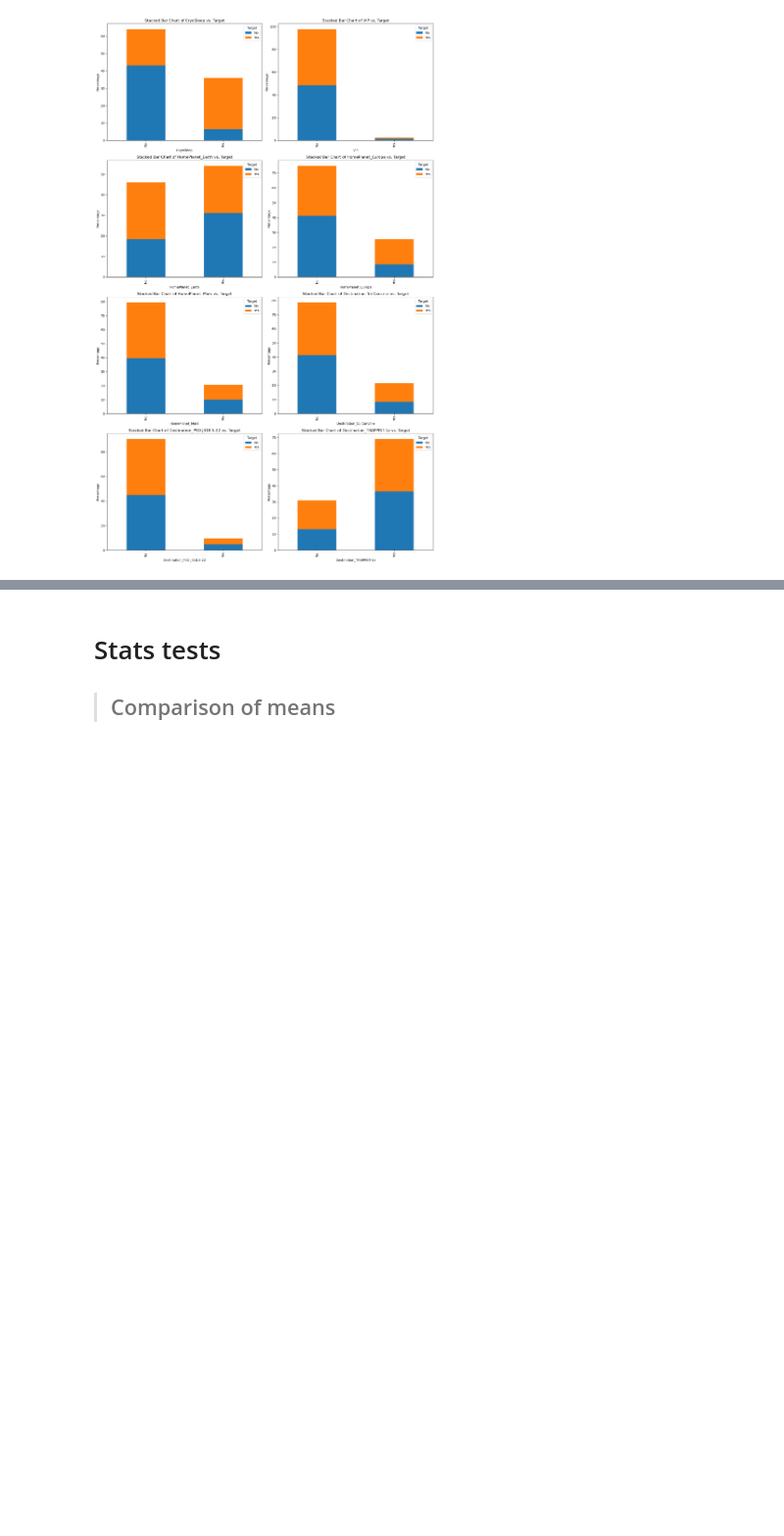
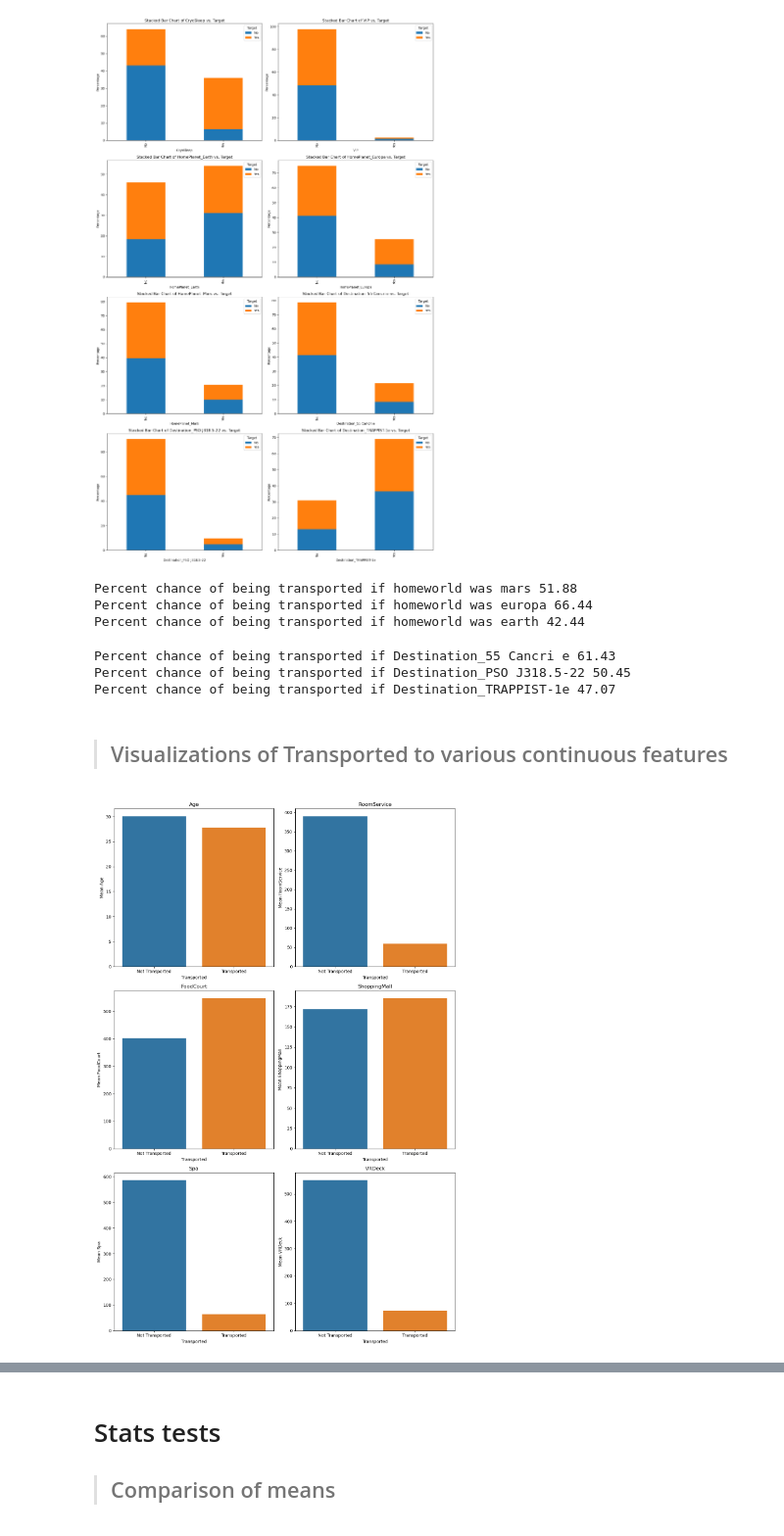
Before and after one commit to Divante222/spaceship_titanic, a Jupyter notebook: final_notebook.ipynb, the cells around one changed output, grey strips where cells are left out. Shown at 98% size. Cells and saved outputs as stored; diff of their text form; code cells hidden in the pictures; blank space fills up the shorter version.

```diff
--- a/final_notebook.ipynb
+++ b/final_notebook.ipynb
@@ -81,3 +88,21 @@ wrangle.new_visual_univariate_findings(X_train)
 wrangle.percentages_visuals(X_train, y_train)
 # %% [output]
 [figure]
+# %%
+wrangle.get_percentages(X_train, y_train)
+# %% [output]
+Percent chance of being transported if homeworld was mars 51.88
+Percent chance of being transported if homeworld was europa 66.44
+Percent chance of being transported if homeworld was earth 42.44
+# %%
+wrangle.destination(X_train, y_train)
+# %% [output]
+Percent chance of being transported if Destination_55 Cancri e 61.43
+Percent chance of being transported if Destination_PSO J318.5-22 50.45
+Percent chance of being transported if Destination_TRAPPIST-1e 47.07
+# %% [markdown]
+> ## Visualizations of Transported to various continuous features
+# %%
+wrangle.comparison_of_means_visual(pd.concat([X_train, y_train], axis = 1))
+# %% [output]
+[figure, added]
```
Also changed, not shown: parts of 20 cells of this notebook, 2 other files.
